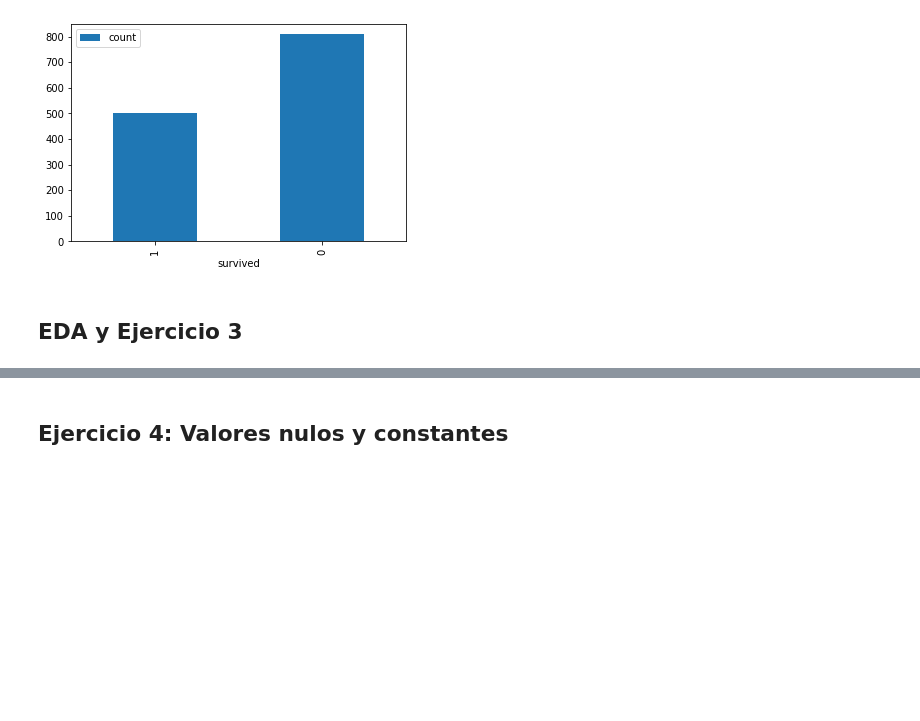
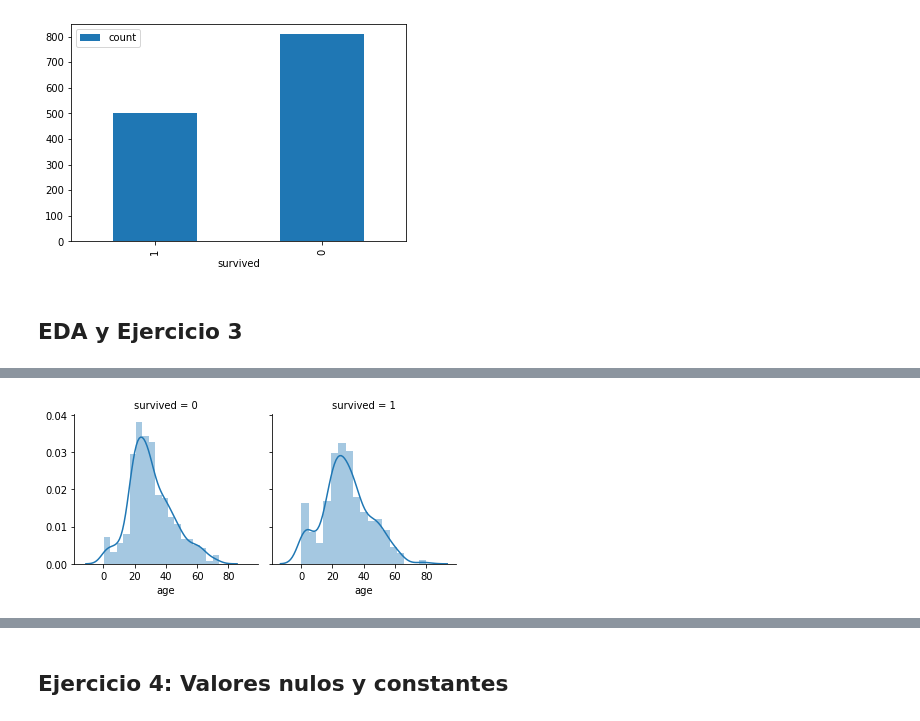
Before and after one commit to arjones/bigdata-workshop-es, a Jupyter notebook: jupyter/notebook/titanic_spark.ipynb, the cells around one changed output, grey strips where cells are left out. Cells and saved outputs as stored; diff of their text form; code cells hidden in the pictures; blank space fills up the shorter version.

```diff
--- a/jupyter/notebook/titanic_spark.ipynb
+++ b/jupyter/notebook/titanic_spark.ipynb
@@ -344,3 +348,5 @@ g = sns.heatmap(df[['survived', 'age', 'parch', 'fare', 'sibsp']].corr(),
 # %%
-g = sns.FacetGrid(df, col='survived')
+g = sns.FacetGrid(df.toPandas(), col='survived')
 g = g.map(sns.distplot, 'age')
+# %% [output]
+[figure, added]
```
Also changed, not shown: parts of 27 cells of this notebook, 2 other files.
